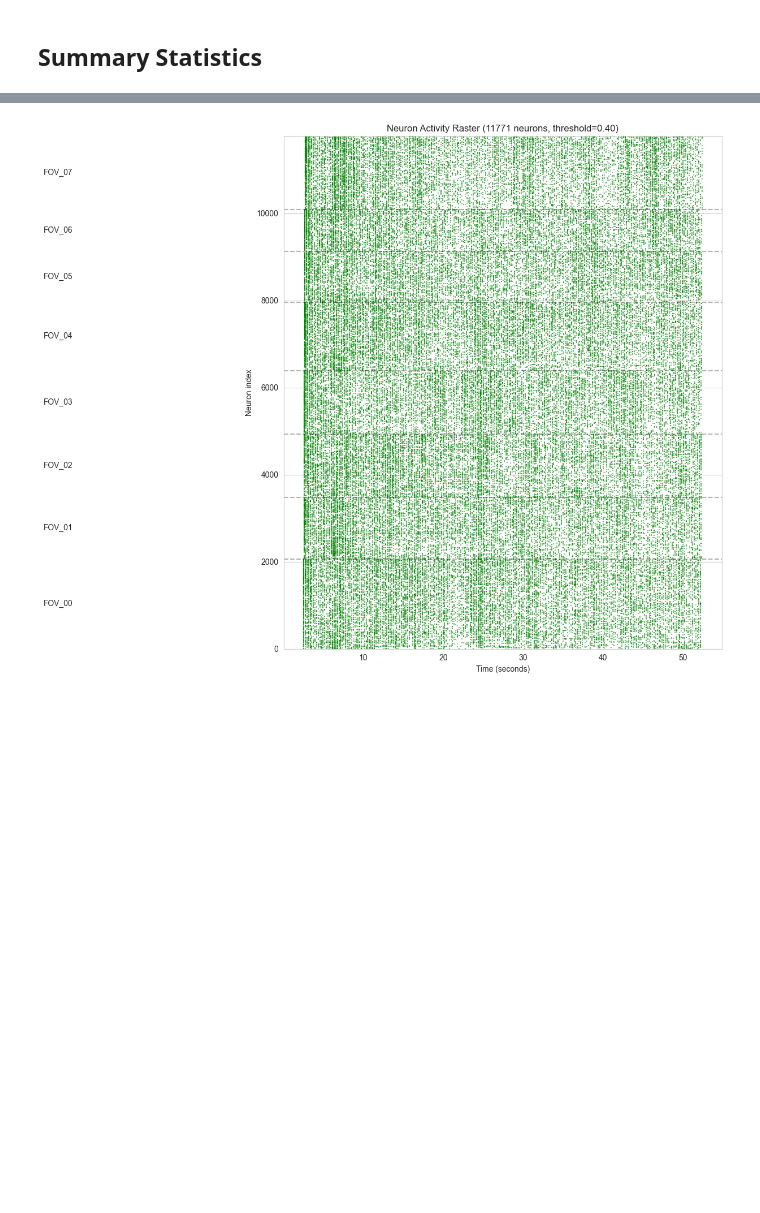
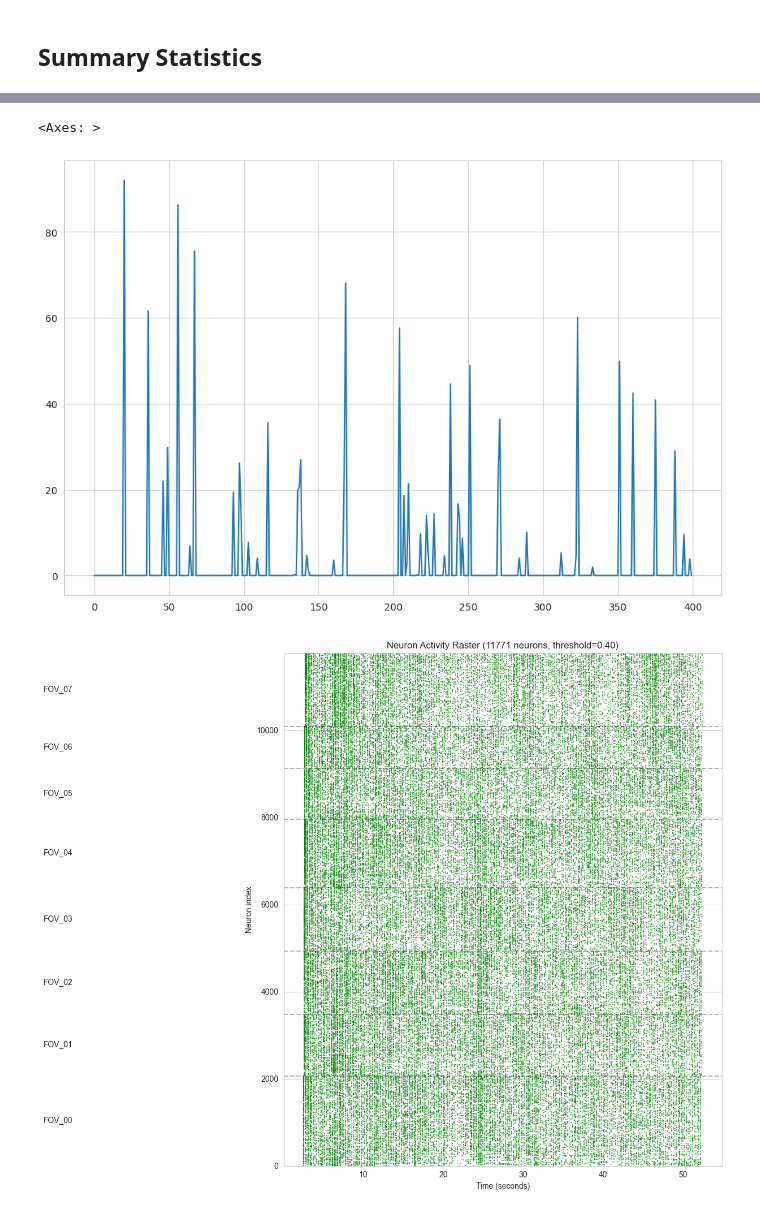
Before and after one commit to the-rich-piana/mpci-transformer, a Jupyter notebook: 1_ANALYSIS/explore_session.ipynb, the cells around one changed output, grey strips where cells are left out. Saved outputs shown, nothing was run; the diff lists cells and outputs as text; code cells hidden in the pictures; blank space fills up the shorter version.

Commit message:
feat: raw activity

```diff
--- a/1_ANALYSIS/explore_session.ipynb
+++ b/1_ANALYSIS/explore_session.ipynb
@@ -19,7 +19,7 @@ one = ONE()
 SESSION_INDEX = 0
 # %%
 # Load a session from the CSV file
-session = MesoscopeSession.from_csv(one, '../good_mesoscope_sessions_final.csv', 2)
+session = MesoscopeSession.from_csv(one, '../good_mesoscope_sessions_final.csv', SESSION_INDEX)
 # %%
 session.eid
 # %% [output]
@@ -126,3 +126,8 @@ FOV_07: 1679 neurons (14.3%)
+# %%
+sns.lineplot(activity_matrix[:400,1000])
+# %% [output]
+<Axes: >
+[figure, added]
 # %%
 session.plot_binary_activity_heatmap(time_window=50, threshold=0.4)
 # %% [output]
```
Also changed, not shown: parts of 2 cells of this notebook, 5 other files.
